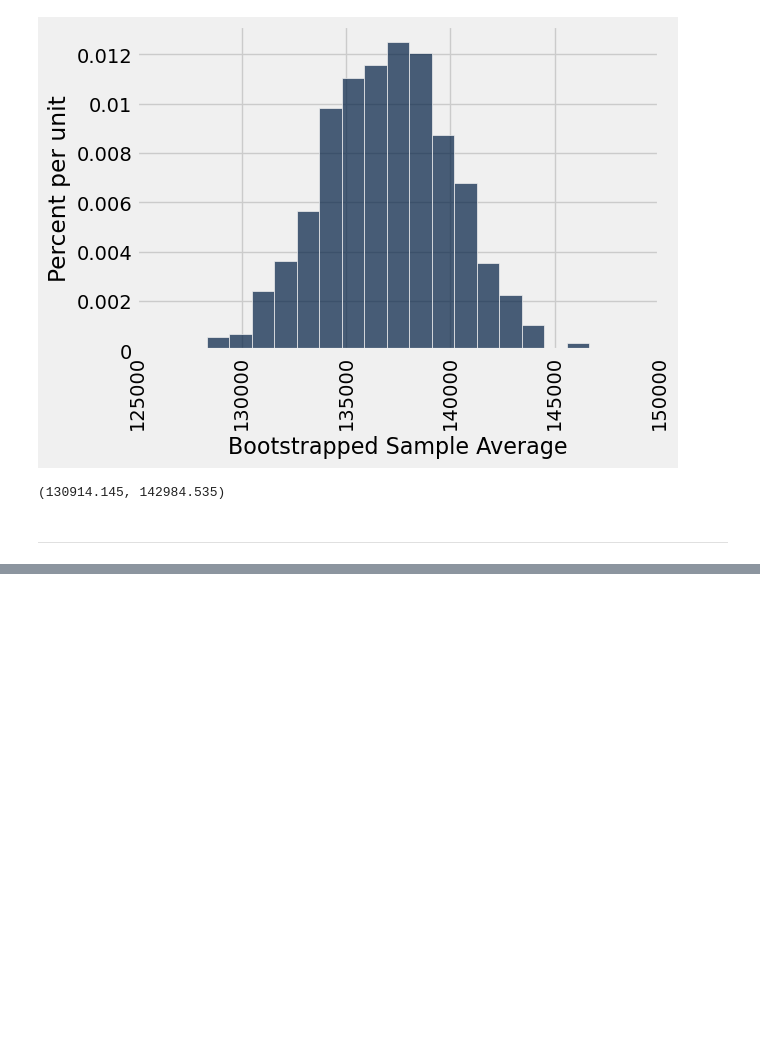
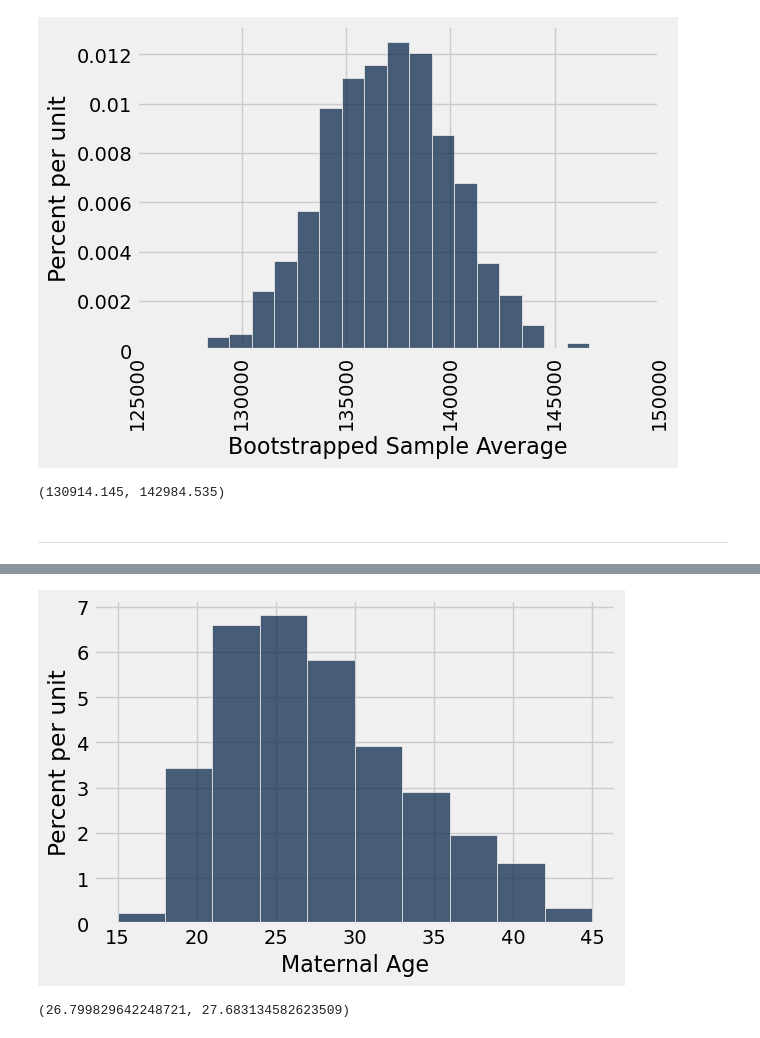
Before and after one commit to lawtonsclass/f25-code-from-class, a Jupyter notebook: data8/ch13.ipynb, the cells around one changed output, grey strips where cells are left out. Cells and saved outputs as stored; diff of their text form; code cells hidden in the pictures; blank space fills up the shorter version.

```diff
--- a/data8/ch13.ipynb
+++ b/data8/ch13.ipynb
@@ -268,0 +330,4 @@ percentile(2.5, bootstrapped_sample_averages), percentile(97.5, bootstrapped_sam
+# %%
+births.hist('Maternal Age') # ^ looks like a bell curve, even though the original distribution doesn't
+# %% [output]
+[figure, added]
@@ -268,0 +338,4 @@ percentile(2.5, bootstrapped_sample_averages), percentile(97.5, bootstrapped_sam
+# %%
+percentile(0.5, bstrap_means), percentile(99.5, bstrap_means) # 99% confidence interval
+# %% [output]
+(26.799829642248721, 27.683134582623509)
```
Also changed, not shown: parts of 40 cells of this notebook.
